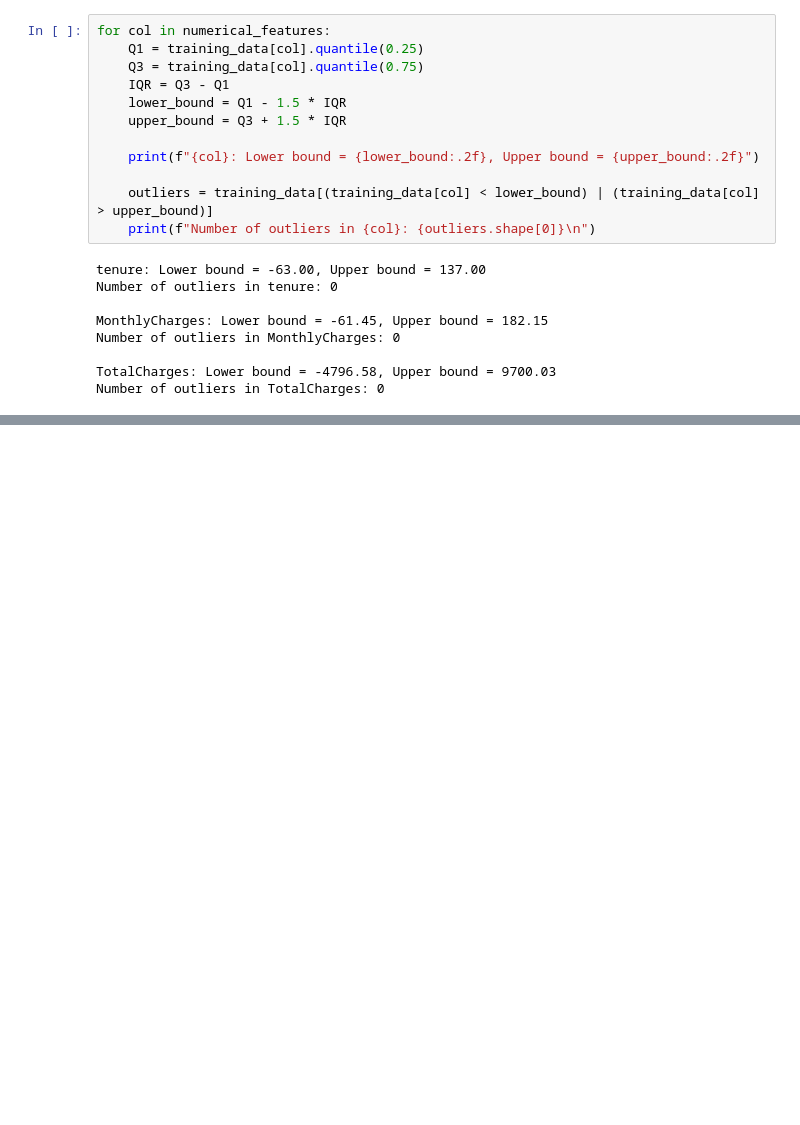
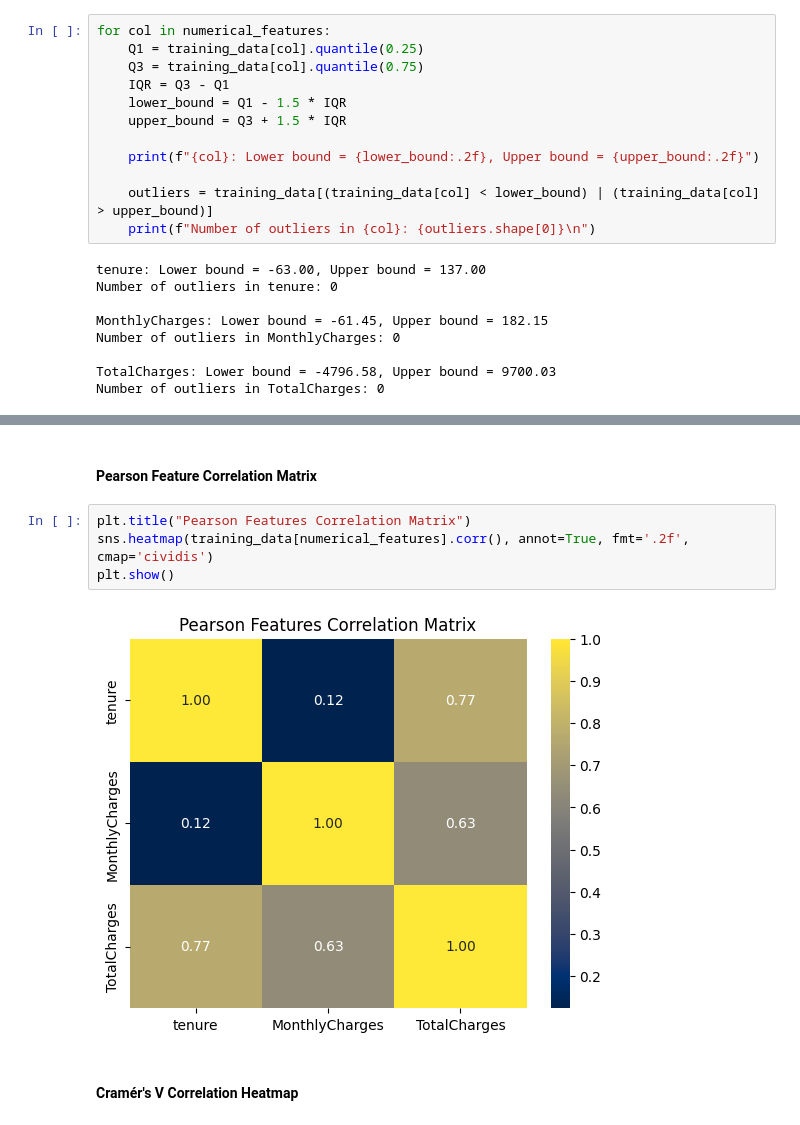
Before and after one commit to payodhi-m/Kaggle_Data, a Jupyter notebook: Predict Customer Churn.ipynb, the cells around one changed output, grey strips where cells are left out. Cells and saved outputs as stored; diff of their text form; blank space fills up the shorter version.

```diff
--- a/Predict Customer Churn.ipynb
+++ b/Predict Customer Churn.ipynb
@@ -243,0 +297,10 @@ Number of outliers in TotalCharges: 0
+# %% [markdown]
+#### Pearson Feature Correlation Matrix
+# %%
+plt.title("Pearson Features Correlation Matrix")
+sns.heatmap(training_data[numerical_features].corr(), annot=True, fmt='.2f', cmap='cividis')
+plt.show()
+# %% [output]
+[figure, added]
+# %% [markdown]
+#### Cramér's V Correlation Heatmap
```
Also changed, not shown: parts of 22 cells of this notebook.
